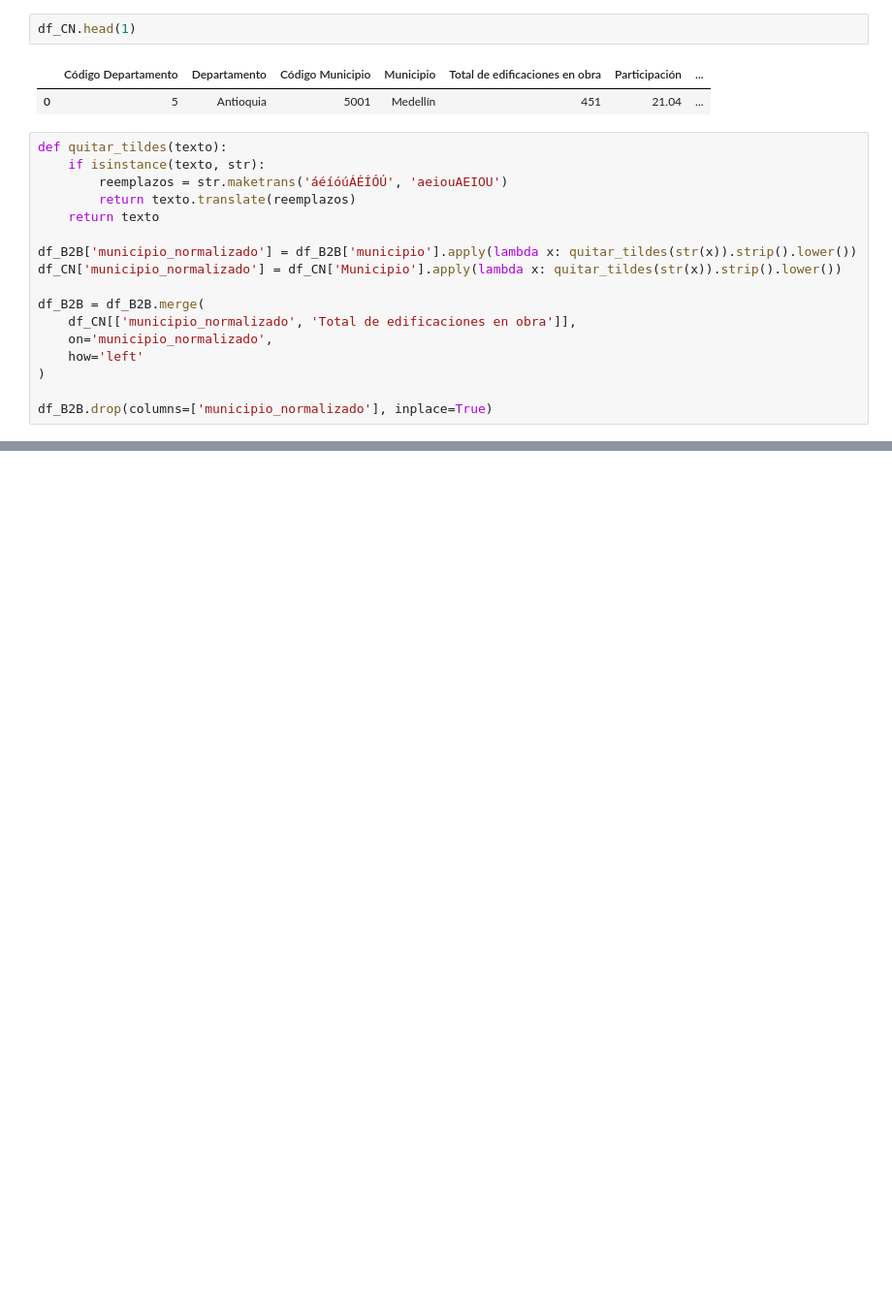
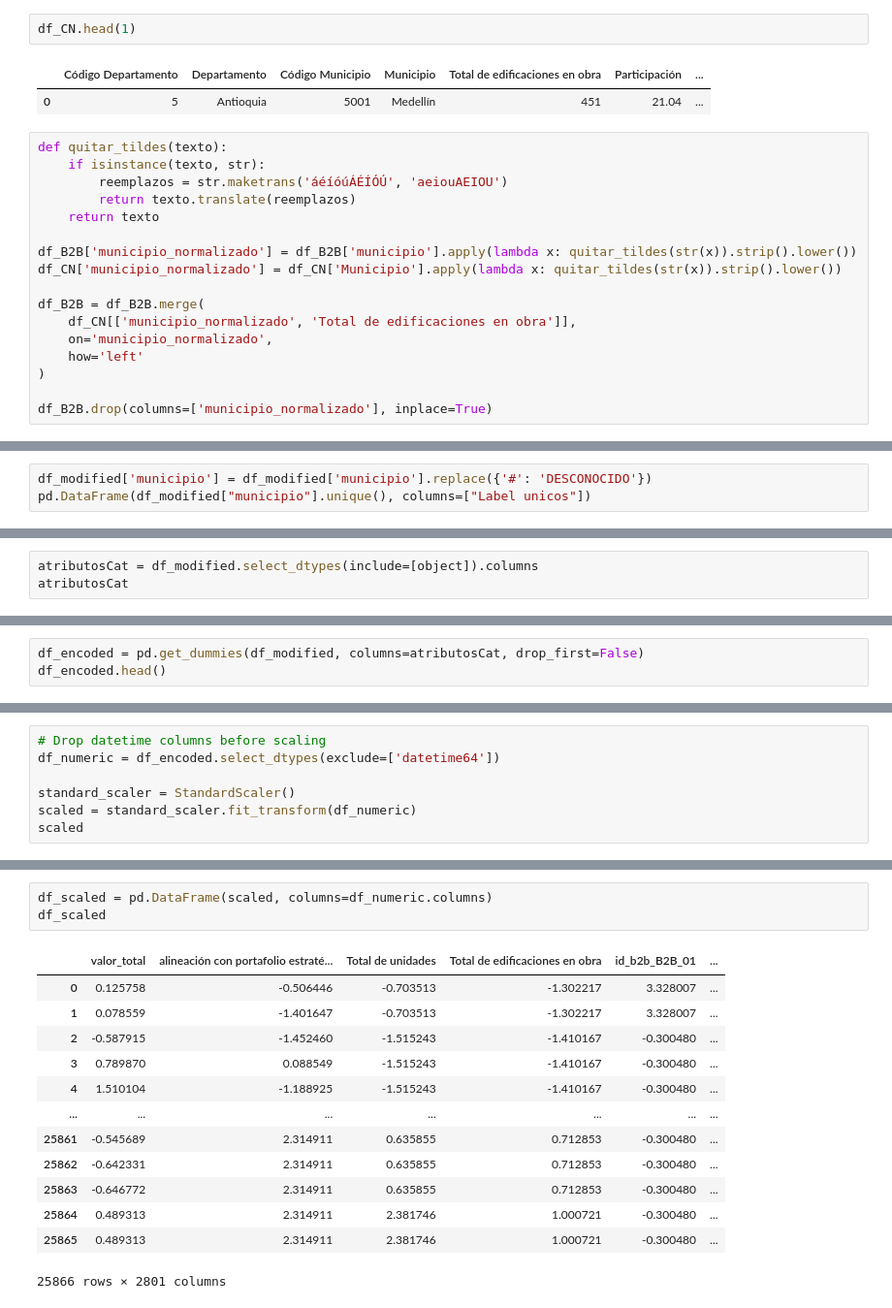
Before and after one commit to VVDataInsights/Reto_Corona, a Jupyter notebook: modeloB2B.ipynb, the cells around one changed output, grey strips where cells are left out. Shown at 97% size. Cells and saved outputs as stored; diff of their text form; blank space fills up the shorter version.

```diff
--- a/modeloB2B.ipynb
+++ b/modeloB2B.ipynb
@@ -774,0 +781,3 @@ df_B2B.sample(10)
+# %%
+df_modified['municipio'] = df_modified['municipio'].replace({'#': 'DESCONOCIDO'})
+pd.DataFrame(df_modified["municipio"].unique(), columns=["Label unicos"])
@@ -774,0 +802,3 @@ df_B2B.sample(10)
+# %%
+atributosCat = df_modified.select_dtypes(include=[object]).columns
+atributosCat
@@ -774,0 +809,3 @@ df_B2B.sample(10)
+# %%
+df_encoded = pd.get_dummies(df_modified, columns=atributosCat, drop_first=False)
+df_encoded.head()
@@ -774,0 +822,7 @@ df_B2B.sample(10)
+# %%
+# Drop datetime columns before scaling
+df_numeric = df_encoded.select_dtypes(exclude=['datetime64'])
+
+standard_scaler = StandardScaler()
+scaled = standard_scaler.fit_transform(df_numeric)
+scaled
@@ -774,0 +843,17 @@ df_B2B.sample(10)
+# %%
+df_scaled = pd.DataFrame(scaled, columns=df_numeric.columns)
+df_scaled
+# %% [output]
+|  | valor_total | alineación con portafolio estraté... | Total de unidades | Total de edificaciones en obra | id_b2b_B2B_01 | ... |
+| 0 | 0.125758 | -0.506446 | -0.703513 | -1.302217 | 3.328007 | ... |
+| 1 | 0.078559 | -1.401647 | -0.703513 | -1.302217 | 3.328007 | ... |
+| 2 | -0.587915 | -1.452460 | -1.515243 | -1.410167 | -0.300480 | ... |
+| 3 | 0.789870 | 0.088549 | -1.515243 | -1.410167 | -0.300480 | ... |
+| 4 | 1.510104 | -1.188925 | -1.515243 | -1.410167 | -0.300480 | ... |
+| ... | ... | ... | ... | ... | ... | ... |
+| 25861 | -0.545689 | 2.314911 | 0.635855 | 0.712853 | -0.300480 | ... |
+| 25862 | -0.642331 | 2.314911 | 0.635855 | 0.712853 | -0.300480 | ... |
+| 25863 | -0.646772 | 2.314911 | 0.635855 | 0.712853 | -0.300480 | ... |
+| 25864 | 0.489313 | 2.314911 | 2.381746 | 1.000721 | -0.300480 | ... |
+| 25865 | 0.489313 | 2.314911 | 2.381746 | 1.000721 | -0.300480 | ... |
+25866 rows × 2801 columns
```
Also changed, not shown: parts of 45 cells of this notebook, 2 other files.
